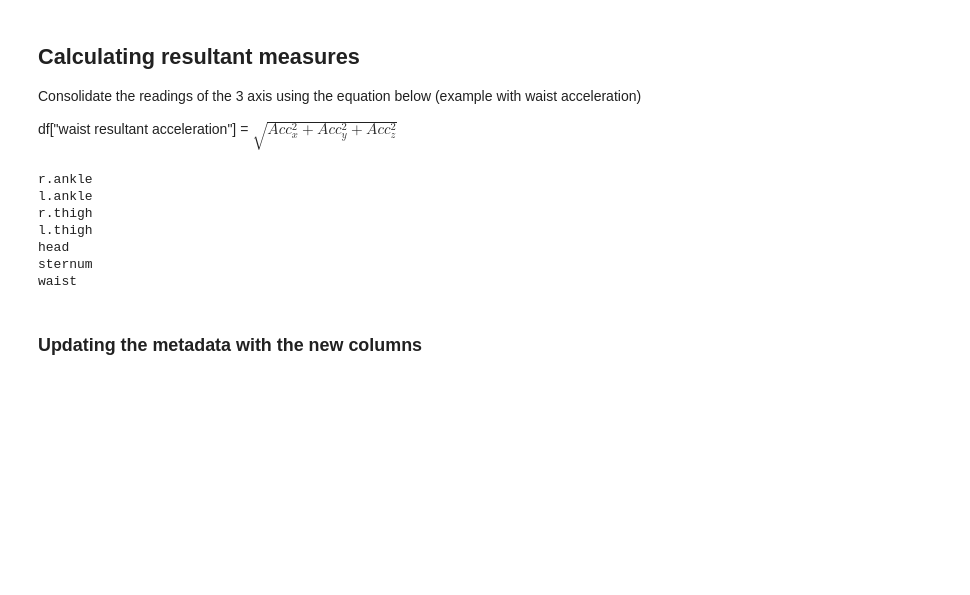
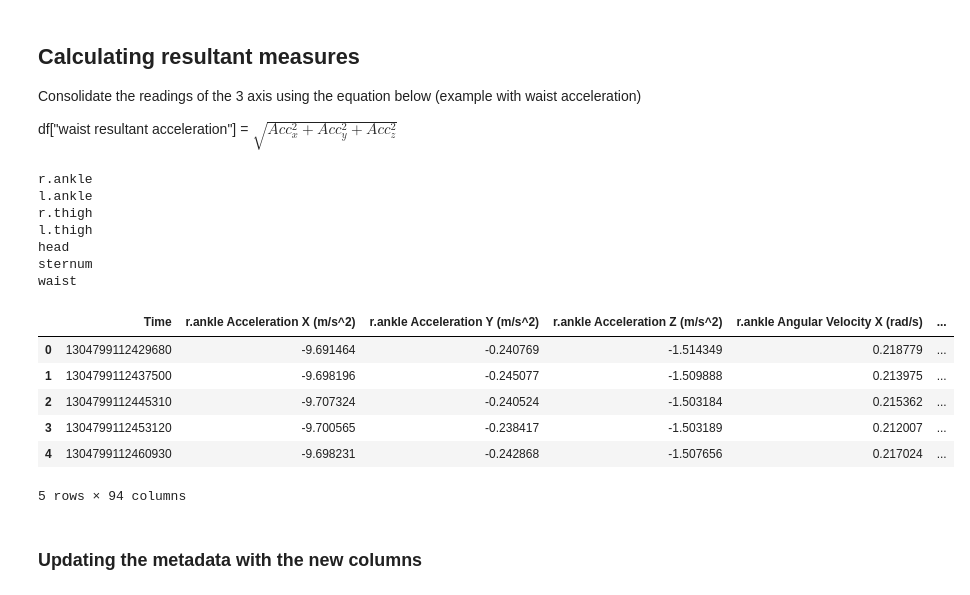
Before and after one commit to mdrmuhaimin/BigData2, a Jupyter notebook: code/data_consolidation.ipynb, the cells around one changed output. Drawn from its saved outputs; the diff is of its cells as text; code cells hidden in the pictures; blank space fills up the shorter version.

```diff
--- a/code/data_consolidation.ipynb
+++ b/code/data_consolidation.ipynb
@@ -87,0 +117,2 @@ df.head(2)
+# %%
+df.trial_subtype = np.where(df.trial_subtype == 'CS', 'ITCS', df.trial_subtype)
@@ -187,7 +224,7 @@ for f in df.columns:
         axis = 'XYZ'
 
     # Defining the data type
-    dtype = df[f].dtype
+    dtype = df_new[f].dtype
 
     # Creating a Dict that contains all the metadata for the variable
     f_dict = {
@@ -225,5 +264,15 @@ l.thigh
 head
 sternum
 waist
+# %%
+df_new.head()
+# %% [output]
+|  | Time | r.ankle Acceleration X (m/s^2) | r.ankle Acceleration Y (m/s^2) | r.ankle Acceleration Z (m/s^2) | r.ankle Angular Velocity X (rad/s) | ... |
+| 0 | 1304799112429680 | -9.691464 | -0.240769 | -1.514349 | 0.218779 | ... |
+| 1 | 1304799112437500 | -9.698196 | -0.245077 | -1.509888 | 0.213975 | ... |
+| 2 | 1304799112445310 | -9.707324 | -0.240524 | -1.503184 | 0.215362 | ... |
+| 3 | 1304799112453120 | -9.700565 | -0.238417 | -1.503189 | 0.212007 | ... |
+| 4 | 1304799112460930 | -9.698231 | -0.242868 | -1.507656 | 0.217024 | ... |
+5 rows × 94 columns
 # %% [markdown]
 ### Updating the metadata with the new columns
```
Also changed, not shown: parts of 18 cells of this notebook, 4 other files.
